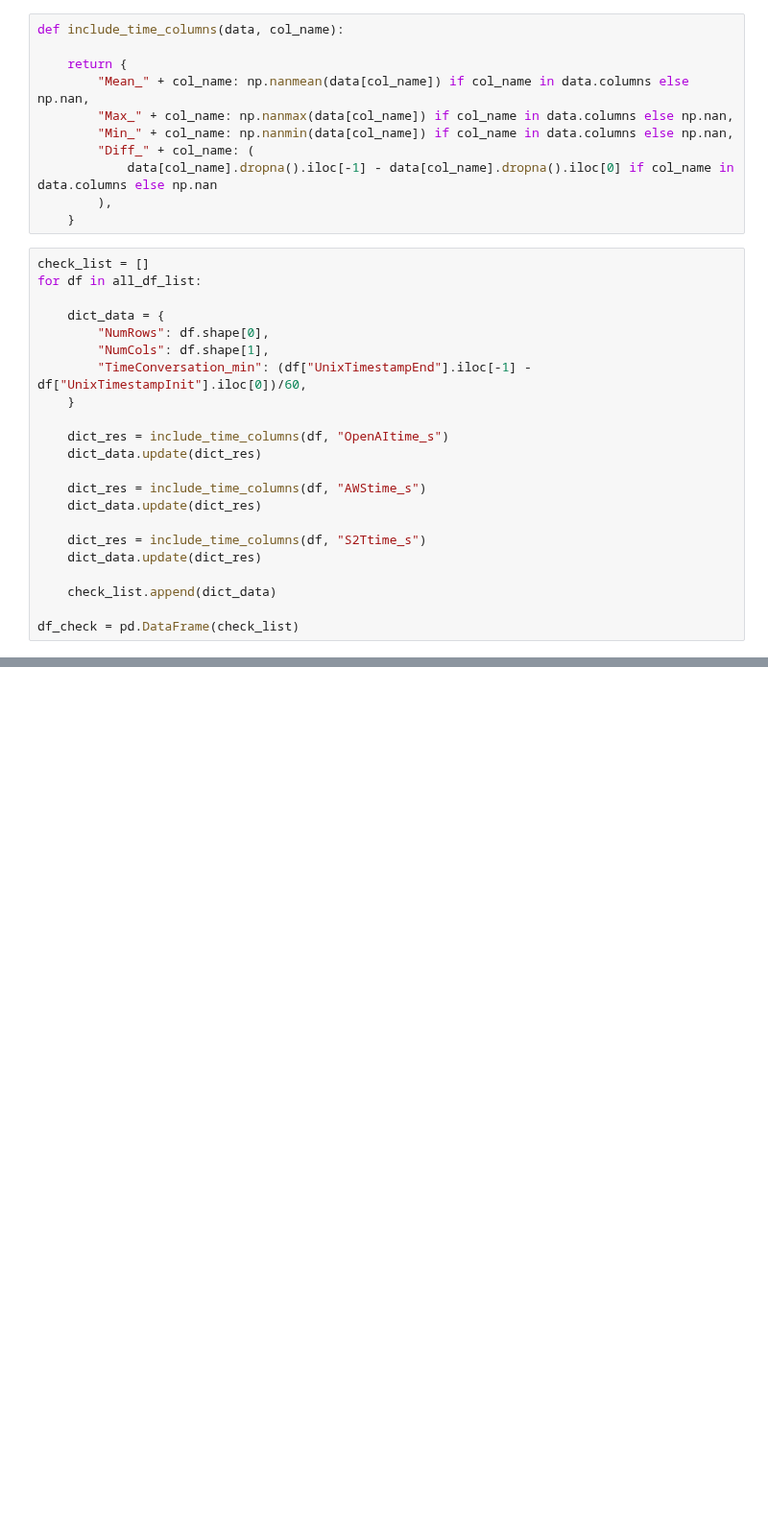
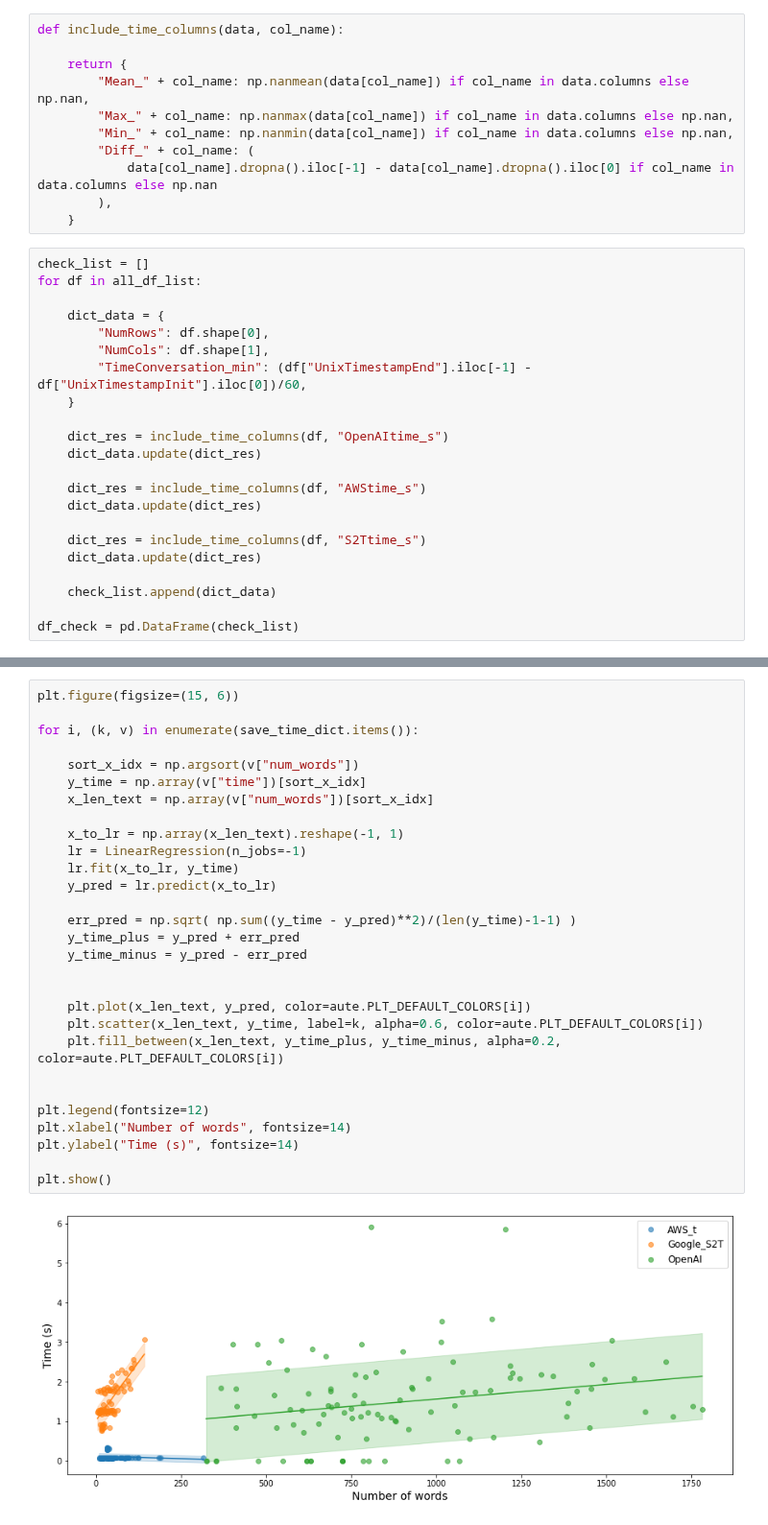
Before and after one commit to ASAPLableni/LableniBot, a Jupyter notebook: DataAnalysis/CheckData.ipynb, the cells around one changed output, grey strips where cells are left out. Shown at 96% size. Saved outputs shown, nothing was run; the diff lists cells and outputs as text; blank space fills up the shorter version.

```diff
--- a/DataAnalysis/CheckData.ipynb
+++ b/DataAnalysis/CheckData.ipynb
@@ -126,0 +173,31 @@ Mean Mean_S2Ttime_s = 0.3421 +/- 0.4073 ; Median = 0.37 ; Min. =  -0.4513 ; Max.
+# %%
+plt.figure(figsize=(15, 6))
+
+for i, (k, v) in enumerate(save_time_dict.items()):
+
+    sort_x_idx = np.argsort(v["num_words"])
+    y_time = np.array(v["time"])[sort_x_idx]
+    x_len_text = np.array(v["num_words"])[sort_x_idx]
+
+    x_to_lr = np.array(x_len_text).reshape(-1, 1)
+    lr = LinearRegression(n_jobs=-1)
+    lr.fit(x_to_lr, y_time)
+    y_pred = lr.predict(x_to_lr)
+
+    err_pred = np.sqrt( np.sum((y_time - y_pred)**2)/(len(y_time)-1-1) )
+    y_time_plus = y_pred + err_pred
+    y_time_minus = y_pred - err_pred
+
+
+    plt.plot(x_len_text, y_pred, color=aute.PLT_DEFAULT_COLORS[i])
+    plt.scatter(x_len_text, y_time, label=k, alpha=0.6, color=aute.PLT_DEFAULT_COLORS[i])
+    plt.fill_between(x_len_text, y_time_plus, y_time_minus, alpha=0.2, color=aute.PLT_DEFAULT_COLORS[i])
+
+
+plt.legend(fontsize=12)
+plt.xlabel("Number of words", fontsize=14)
+plt.ylabel("Time (s)", fontsize=14)
+
+plt.show()
+# %% [output]
+[figure, added]
```
Also changed, not shown: parts of 9 cells of this notebook, 3 other files.
